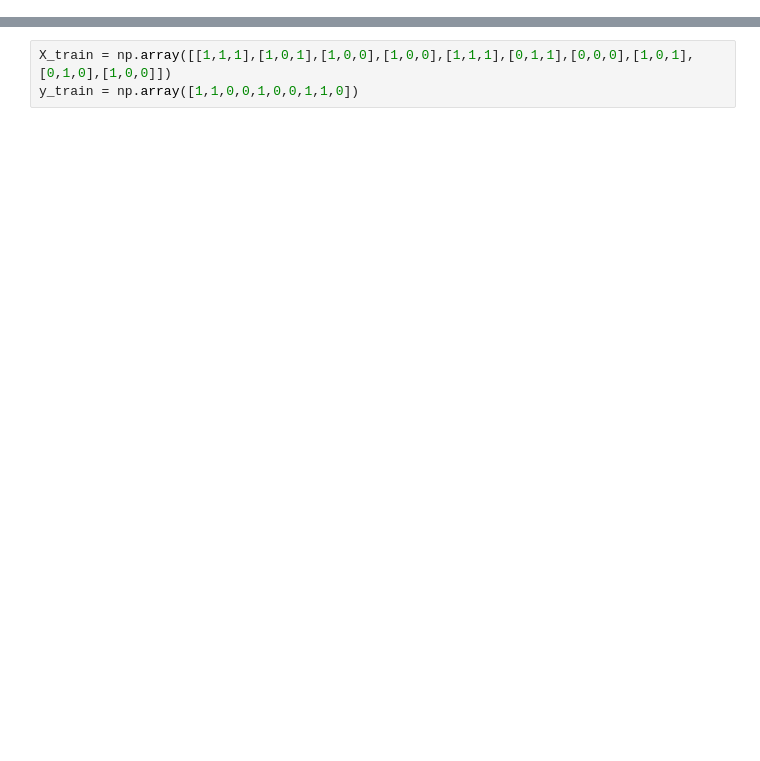
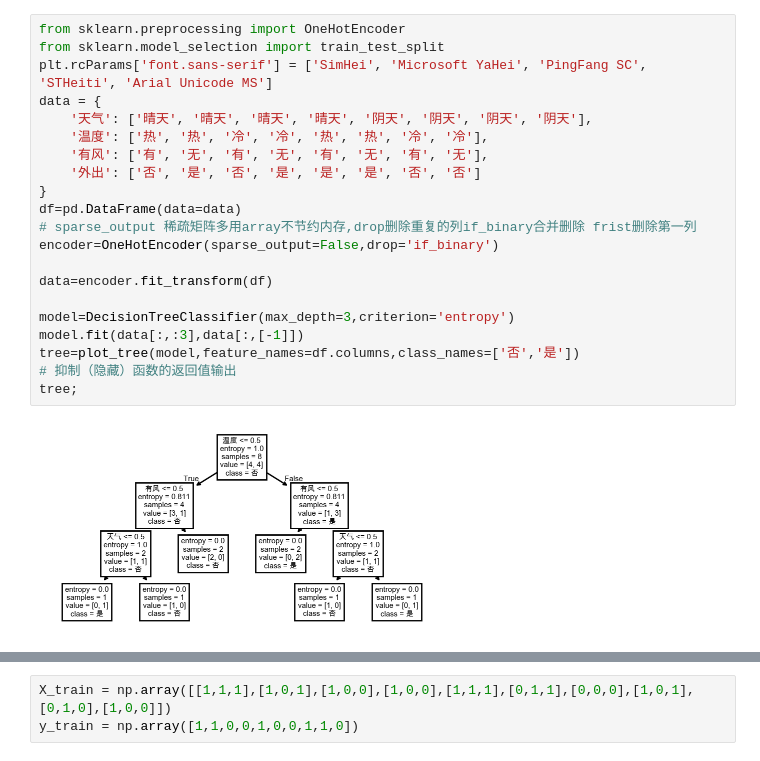
Before and after one commit to Harden-code/my, a Jupyter notebook: ML/decision_tree.ipynb, the cells around one changed output, grey strips where cells are left out. Drawn from its saved outputs; the diff is of its cells as text; blank space fills up the shorter version.

```diff
--- a/ML/decision_tree.ipynb
+++ b/ML/decision_tree.ipynb
@@ -4,0 +148,23 @@ from sklearn.tree import DecisionTreeClassifier, plot_tree
+# %%
+from sklearn.preprocessing import OneHotEncoder
+from sklearn.model_selection import train_test_split
+plt.rcParams['font.sans-serif'] = ['SimHei', 'Microsoft YaHei', 'PingFang SC', 'STHeiti', 'Arial Unicode MS']
+data = {
+    '天气': ['晴天', '晴天', '晴天', '晴天', '阴天', '阴天', '阴天', '阴天'],
+    '温度': ['热', '热', '冷', '冷', '热', '热', '冷', '冷'],
+    '有风': ['有', '无', '有', '无', '有', '无', '有', '无'],
+    '外出': ['否', '是', '否', '是', '是', '是', '否', '否']
+}
+df=pd.DataFrame(data=data)
+# sparse_output 稀疏矩阵多用array不节约内存,drop删除重复的列if_binary合并删除 frist删除第一列
+encoder=OneHotEncoder(sparse_output=False,drop='if_binary')
+
+data=encoder.fit_transform(df)
+
+model=DecisionTreeClassifier(max_depth=3,criterion='entropy')
+model.fit(data[:,:3],data[:,[-1]])
+tree=plot_tree(model,feature_names=df.columns,class_names=['否','是'])
+# 抑制（隐藏）函数的返回值输出
+tree;
+# %% [output]
+[figure, added]
```
Also changed, not shown: parts of 20 cells of this notebook, 13 other files.
